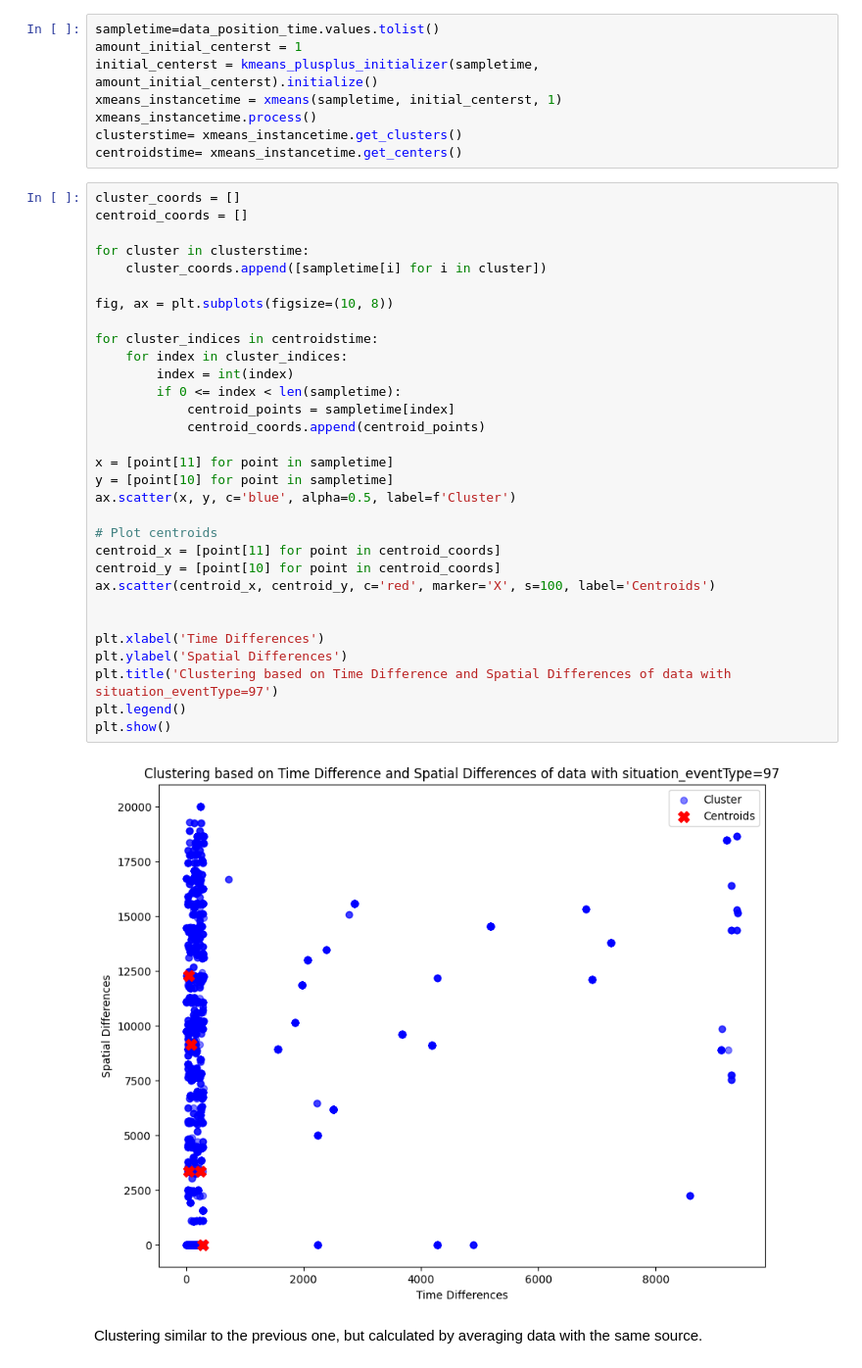
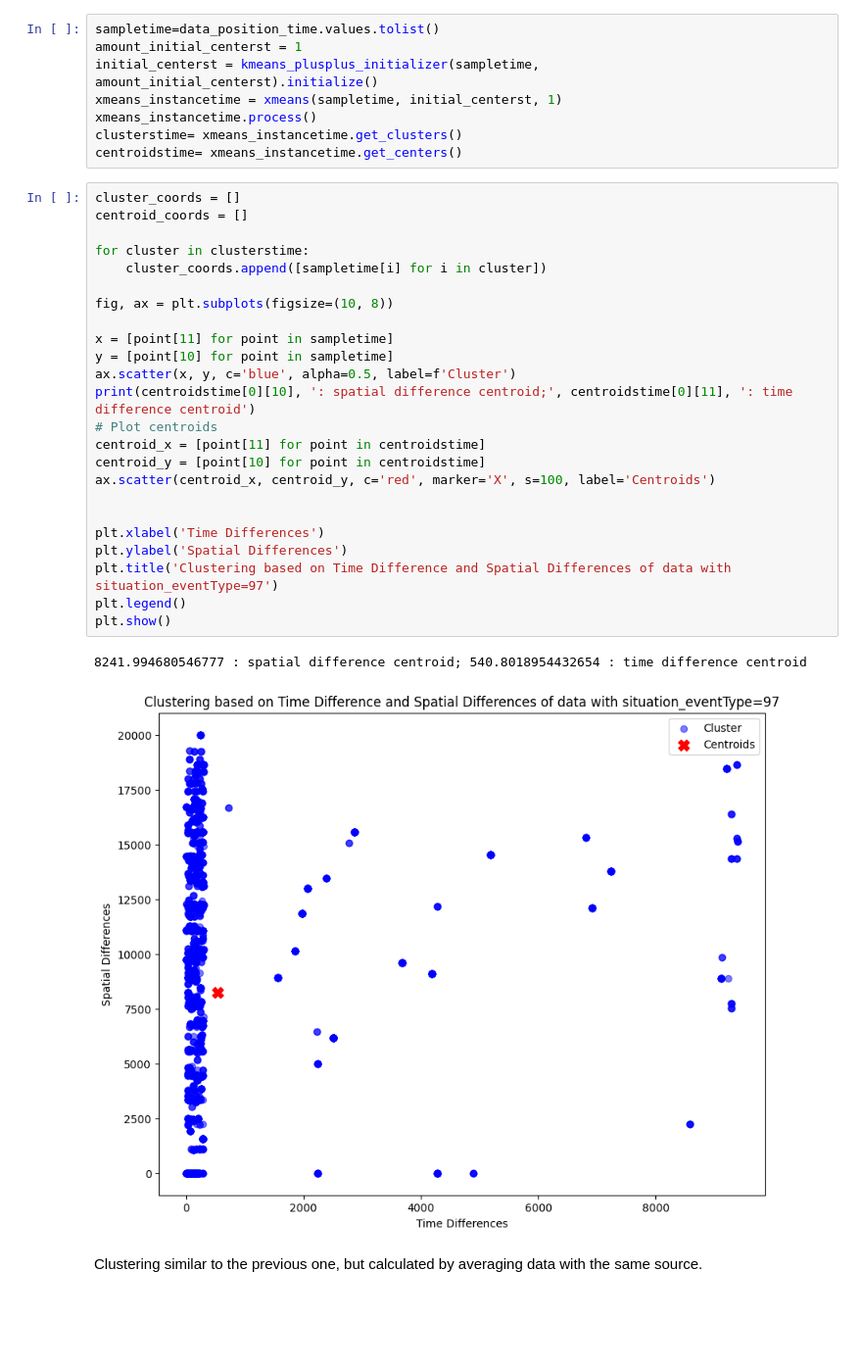
Before and after one commit to alessandrablasioli/attivitaprogettuale, a Jupyter notebook: attprog_sec/finito.ipynb, the cells around one changed output. Shown at 98% size. Saved outputs shown, nothing was run; the diff lists cells and outputs as text; blank space fills up the shorter version.

Commit message:
centroidi corretti

```diff
--- a/attprog_sec/finito.ipynb
+++ b/attprog_sec/finito.ipynb
@@ -758,36 +758,30 @@ centroidstime= xmeans_instancetime.get_centers()
 # %%
 cluster_coords = []
 centroid_coords = []
 
 for cluster in clusterstime:
     cluster_coords.append([sampletime[i] for i in cluster])
 
 fig, ax = plt.subplots(figsize=(10, 8))
 
-for cluster_indices in centroidstime:
-    for index in cluster_indices:
-        index = int(index)
-        if 0 <= index < len(sampletime):
-            centroid_points = sampletime[index]
-            centroid_coords.append(centroid_points)
-
 x = [point[11] for point in sampletime]
 y = [point[10] for point in sampletime]
 ax.scatter(x, y, c='blue', alpha=0.5, label=f'Cluster')
-
+print(centroidstime[0][10], ': spatial difference centroid;', centroidstime[0][11], ': time difference centroid')
 # Plot centroids
-centroid_x = [point[11] for point in centroid_coords]
-centroid_y = [point[10] for point in centroid_coords]
+centroid_x = [point[11] for point in centroidstime]
+centroid_y = [point[10] for point in centroidstime]
 ax.scatter(centroid_x, centroid_y, c='red', marker='X', s=100, label='Centroids')
 
 
 plt.xlabel('Time Differences')
 plt.ylabel('Spatial Differences')
 plt.title('Clustering based on Time Difference and Spatial Differences of data with situation_eventType=97')
 plt.legend()
 plt.show()
 # %% [output]
+8241.994680546777 : spatial difference centroid; 540.8018954432654 : time difference centroid
-[figure, old version]
+[figure, new version]
 # %% [markdown]
 Clustering similar to the previous one, but calculated by averaging data with the same source.
 # %%
```
Also changed, not shown: parts of 16 cells of this notebook, 2 other files.
